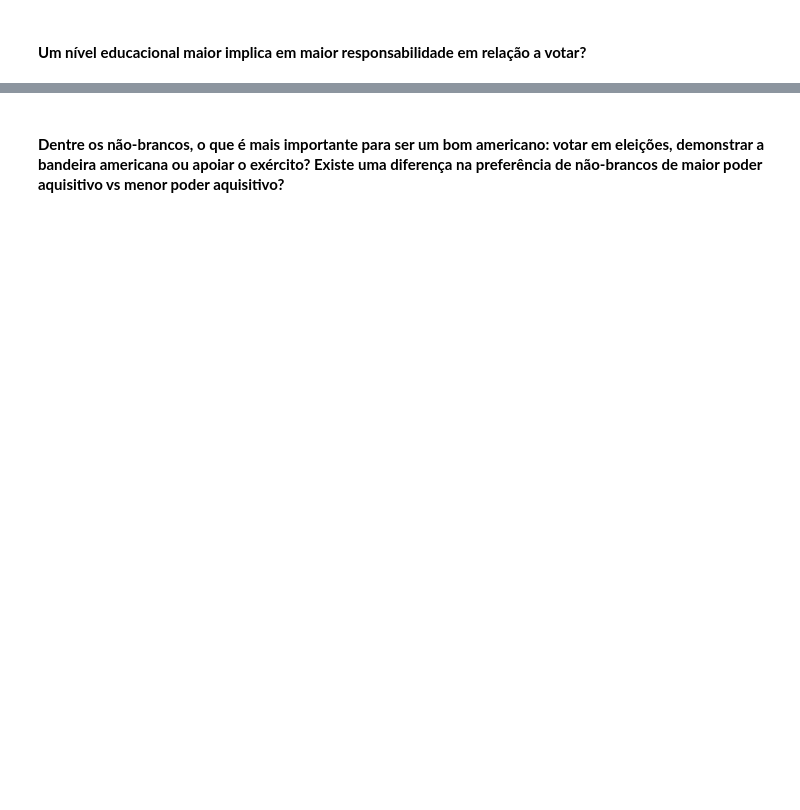
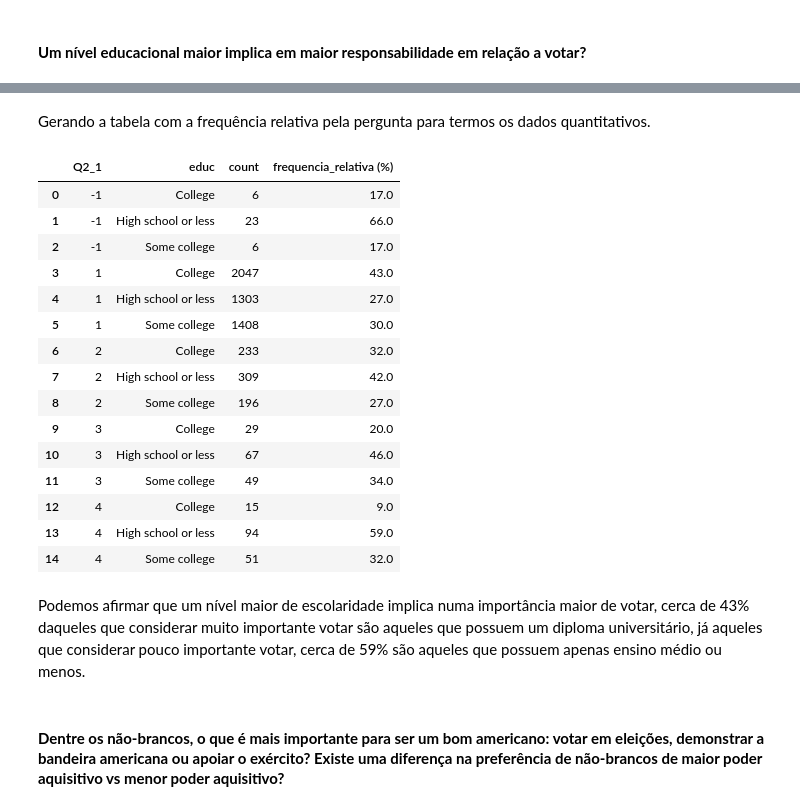
Before and after one commit to LucasMarchesoni/Non_voters_analise, a Jupyter notebook: notebook/non-voters.ipynb, the cells around one changed output, grey strips where cells are left out. Cells and saved outputs as stored; diff of their text form; code cells hidden in the pictures; blank space fills up the shorter version.

```diff
--- a/notebook/non-voters.ipynb
+++ b/notebook/non-voters.ipynb
@@ -336,2 +379,27 @@ Como observado no gráfico e na tabela, as pessoas mais presentes nas faixas sal
+# %% [markdown]
+Gerando a tabela com a frequência relativa pela pergunta para termos os dados quantitativos.
+# %%
+df_vote_responsability['frequencia_relativa (%)'] = (df_vote_responsability['count'] / df_vote_responsability.groupby('Q2_1')['count'].transform('sum')).round(2) * 100
+
+df_vote_responsability
+# %% [output]
+|  | Q2_1 | educ | count | frequencia_relativa (%) |
+| 0 | -1 | College | 6 | 17.0 |
+| 1 | -1 | High school or less | 23 | 66.0 |
+| 2 | -1 | Some college | 6 | 17.0 |
+| 3 | 1 | College | 2047 | 43.0 |
+| 4 | 1 | High school or less | 1303 | 27.0 |
+| 5 | 1 | Some college | 1408 | 30.0 |
+| 6 | 2 | College | 233 | 32.0 |
+| 7 | 2 | High school or less | 309 | 42.0 |
+| 8 | 2 | Some college | 196 | 27.0 |
+| 9 | 3 | College | 29 | 20.0 |
+| 10 | 3 | High school or less | 67 | 46.0 |
+| 11 | 3 | Some college | 49 | 34.0 |
+| 12 | 4 | College | 15 | 9.0 |
+| 13 | 4 | High school or less | 94 | 59.0 |
+| 14 | 4 | Some college | 51 | 32.0 |
+# %% [markdown]
+Podemos afirmar que um nível maior de escolaridade implica numa importância maior de votar,  cerca de 43% daqueles que considerar muito importante votar são aqueles que possuem um diploma universitário, já aqueles que considerar pouco importante votar, cerca de 59% são aqueles que possuem apenas ensino médio ou menos.
 # %% [markdown]
 #### **Dentre os não-brancos, o que é mais importante para ser um bom americano: votar em eleições, demonstrar a bandeira americana ou apoiar o exército? Existe uma diferença na preferência de não-brancos de maior poder aquisitivo vs menor poder aquisitivo?**
```
Also changed, not shown: parts of 16 cells of this notebook.
